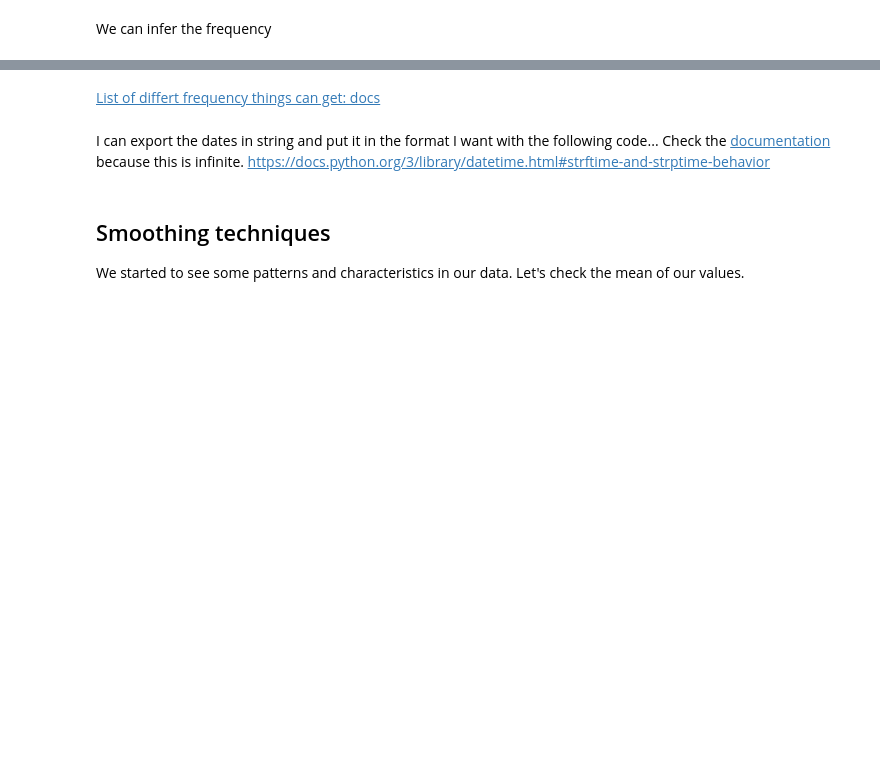
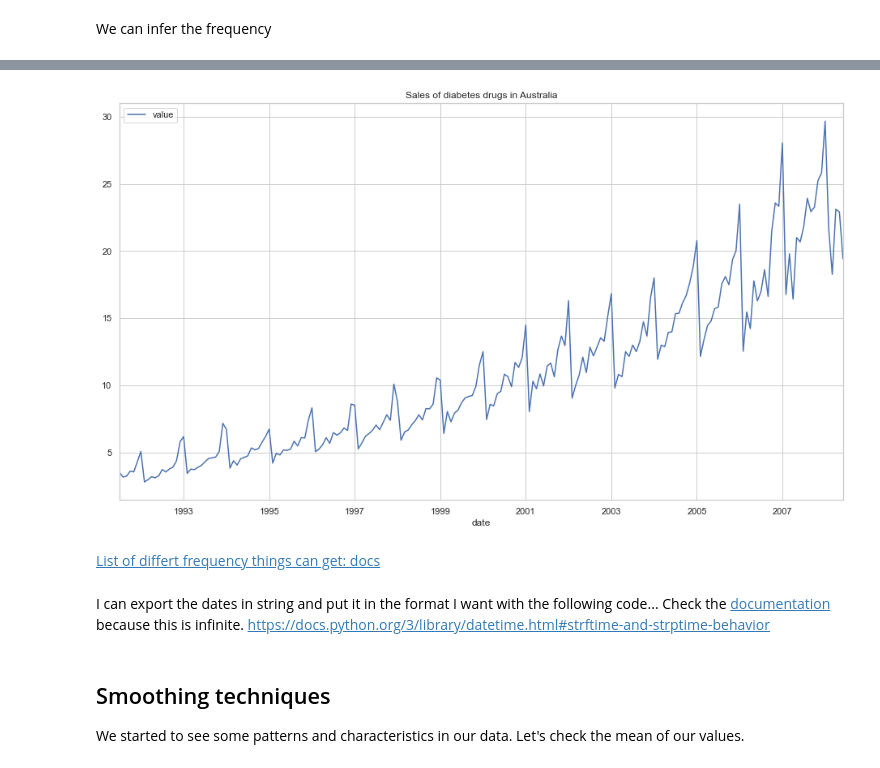
Before and after one commit to Ironhack-data-bcn-oct-2022/lectures, a Jupyter notebook: week-6/03 - Time series.ipynb, the cells around one changed output, grey strips where cells are left out. Drawn from its saved outputs; the diff is of its cells as text; code cells hidden in the pictures; blank space fills up the shorter version.

```diff
--- a/week-6/03 - Time series.ipynb
+++ b/week-6/03 - Time series.ipynb
@@ -103,0 +386,2 @@ df = pd.read_csv('https://raw.githubusercontent.com/selva86/datasets/master/a10.
+# %%
+df = df.set_index("date")
@@ -103,0 +403,2 @@ df = pd.read_csv('https://raw.githubusercontent.com/selva86/datasets/master/a10.
+# %%
+df.index = pd.to_datetime(df.index)
@@ -104,2 +416,5 @@ df = pd.read_csv('https://raw.githubusercontent.com/selva86/datasets/master/a10.
 # %% [markdown]
 We can infer the frequency
+# %%
+f = pd.infer_freq(df.index)
+f #Months
@@ -105,0 +423,2 @@ We can infer the frequency
+# %%
+df.index.freq = f
@@ -105,0 +436,4 @@ We can infer the frequency
+# %%
+df.plot(title="Sales of diabetes drugs in Australia");
+# %% [output]
+[figure, added]
```
Also changed, not shown: parts of 111 cells of this notebook.
